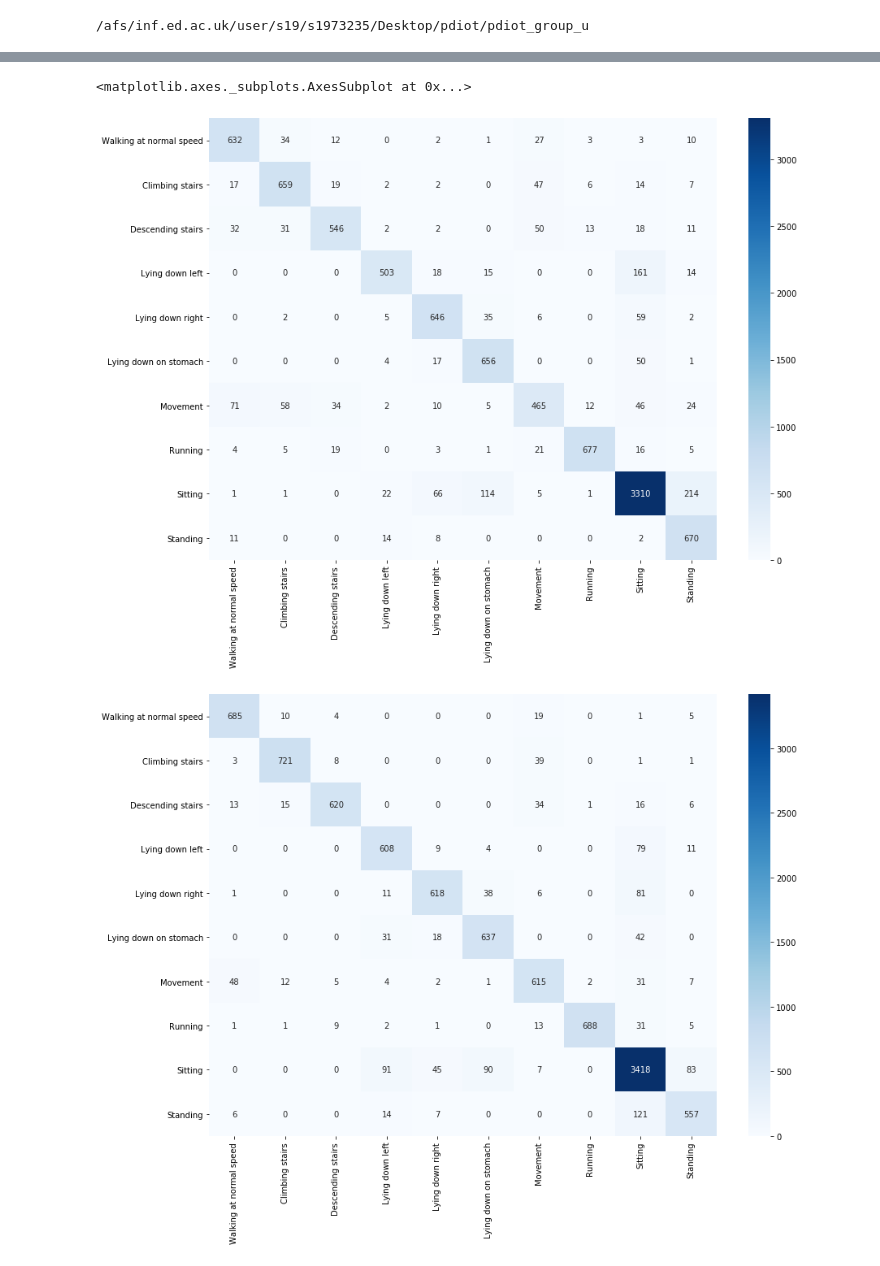
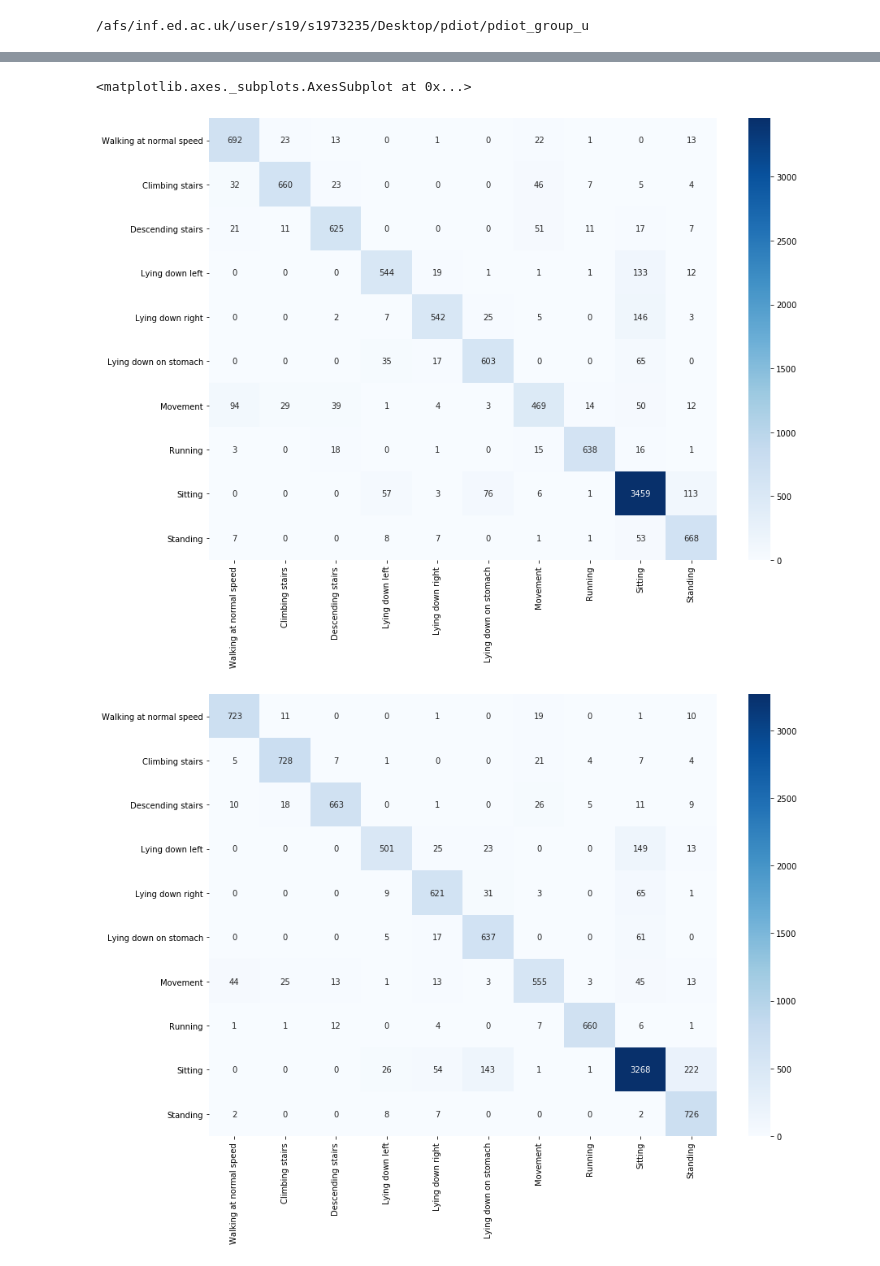
Before and after one commit to umuttkartal/pdiot_group_u, a Jupyter notebook: Week 2 - Introduction to Human Activity Recognition.ipynb, the cells around one changed output, grey strips where cells are left out. Saved outputs shown, nothing was run; the diff lists cells and outputs as text; code cells hidden in the pictures.

```diff
--- a/Week 2 - Introduction to Human Activity Recognition.ipynb
+++ b/Week 2 - Introduction to Human Activity Recognition.ipynb
@@ -768,7 +772,7 @@ def plot_heatmap(cm, classes):
     sns.heatmap(df_cm, annot=True, fmt='g', cmap="Blues", figure=fig)
     return fig
 # %%
-interpreter = tf.lite.Interpreter(model_path="models/cnn_model_hier_sitting_lyingback_thingy2021_2022_extended_filterv2.tflite")
+interpreter = tf.lite.Interpreter(model_path="models/cnn_model_hier_sitting_lyingback_thingy2021_2022_extended_filterv4.tflite")
 interpreter.allocate_tensors()
 # %%
 def run_interpreter(interpreter, inputs):
@@ -817,13 +821,13 @@ plt.figure(figsize = (14,10))
 sns.heatmap(df_cm, annot=True, fmt='g', cmap="Blues")
 # %% [output]
 <matplotlib.axes._subplots.AxesSubplot at 0x...>
-[figure, old version]
+[figure, new version]
 # %%
-interpreter = tf.lite.Interpreter(model_path="models/cnn_model_hier_sitting_lyingback_thingy2021_2022_extended_filter.tflite")
+interpreter = tf.lite.Interpreter(model_path="models/cnn_model_hier_sitting_lyingback_thingy2021_2022_extended_filterv2.tflite")
 interpreter.allocate_tensors()
 cm = confusion_matrix(np.argmax(y_test, axis=1), run_interpreter(interpreter, X_test))
 
 x = plot_heatmap(cm, class_labels.keys())
 # %% [output]
-[figure, old version]
+[figure, new version]
 # %%
```
Also changed, not shown: parts of 11 cells of this notebook, 3 other files.
